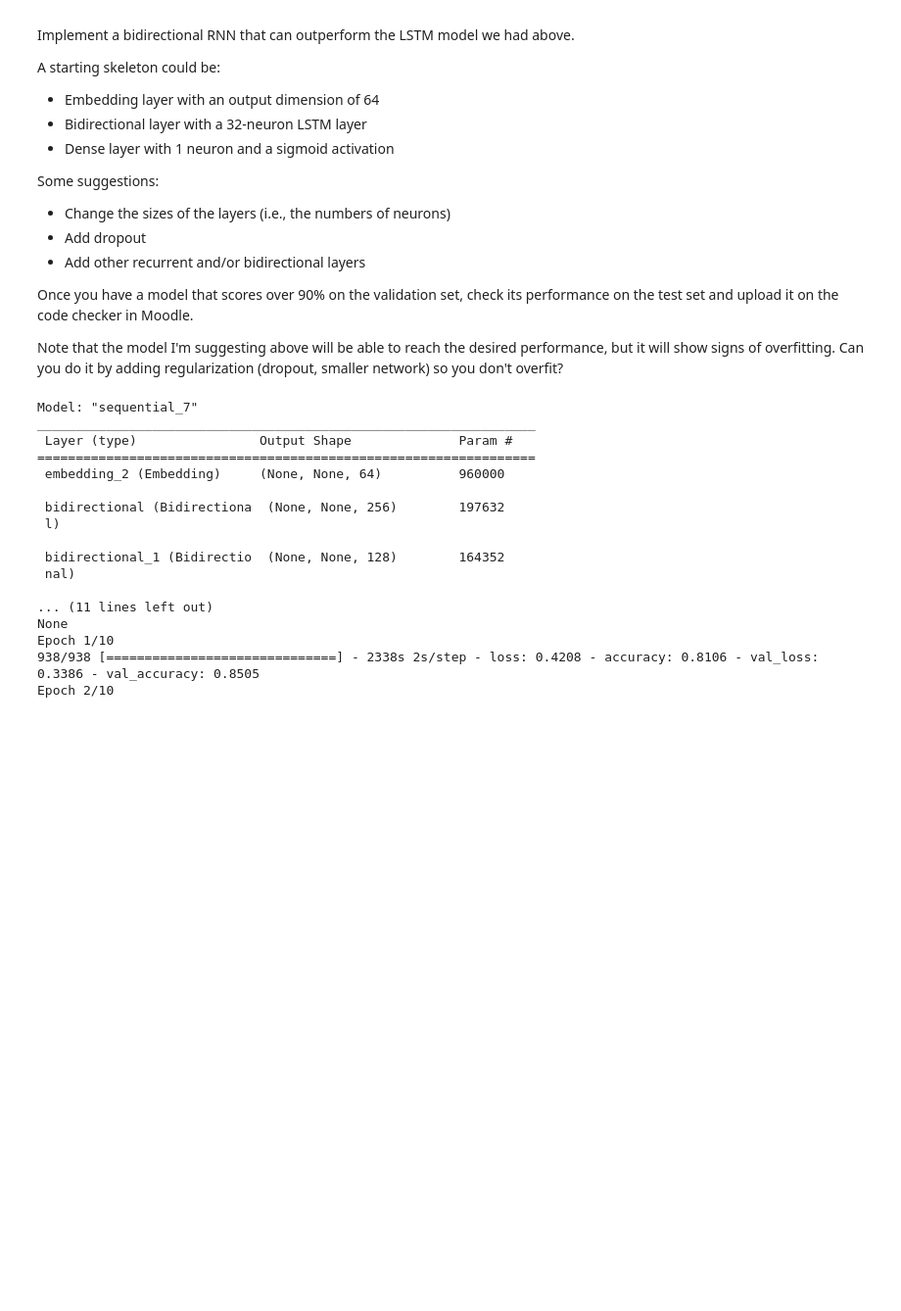
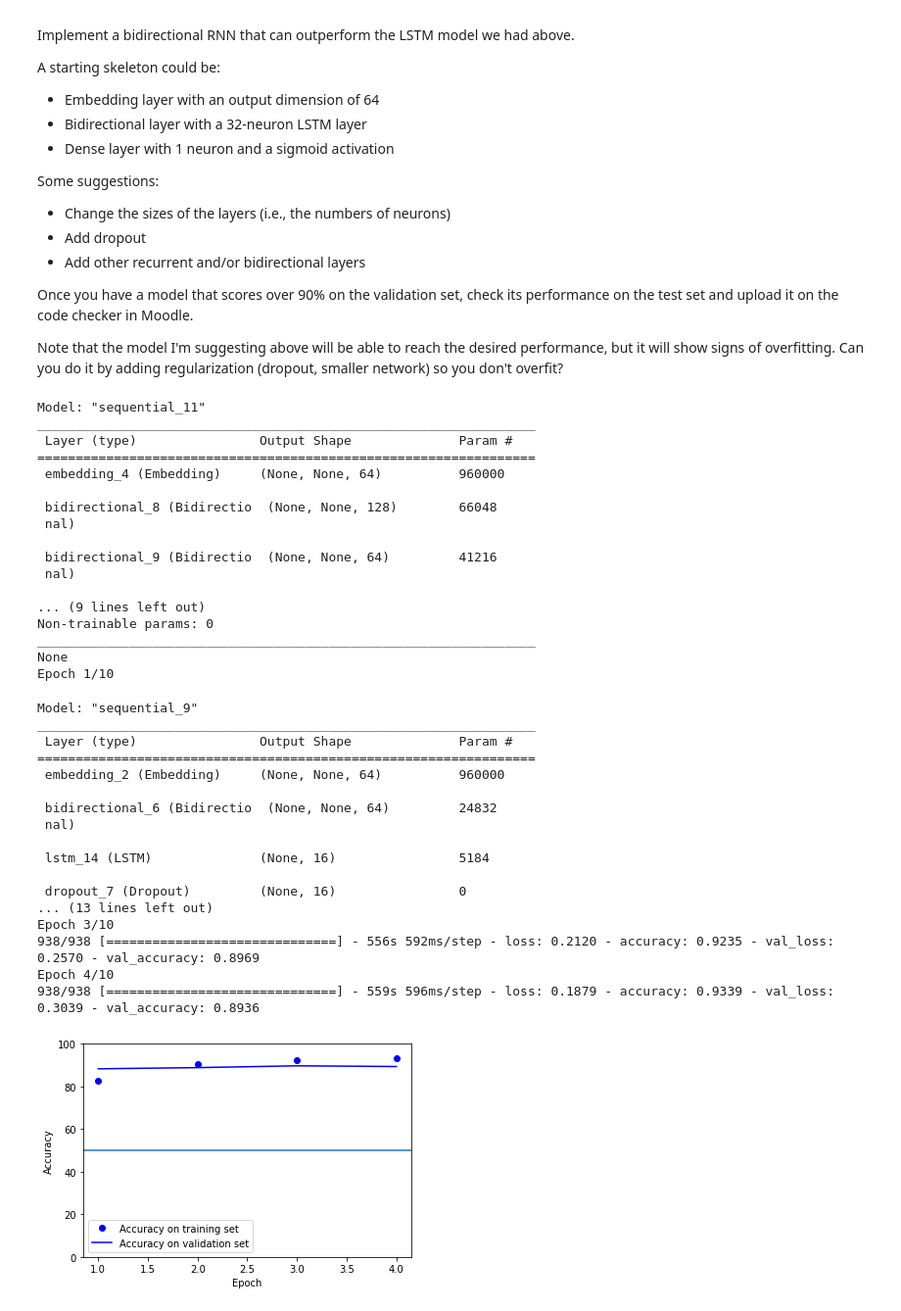
Before and after one commit to ADHIL-VENGAT/CE888-DataScience-and-Decision-making, a Jupyter notebook: lab8/rnn.ipynb, the cells around one changed output. Shown at 98% size. Saved outputs shown, nothing was run; the diff lists cells and outputs as text; code cells hidden in the pictures; blank space fills up the shorter version.

```diff
--- a/lab8/rnn.ipynb
+++ b/lab8/rnn.ipynb
@@ -745,11 +705,10 @@ n_ = 10  # number of epochs. You can edit this
 
 model = models.Sequential()
 # YOUR CODE HERE!
-
 model.add(layers.Embedding(max_features, 64))
-model.add(layers.Bidirectional(layers.LSTM(128, return_sequences=True), input_shape=(5, 10)))
-model.add(layers.Bidirectional(layers.LSTM(64, return_sequences=True)))
-model.add(layers.LSTM(64, return_sequences=False))
+model.add(layers.Bidirectional(layers.LSTM(64, return_sequences=True), input_shape=(5, 10)))
+model.add(layers.Bidirectional(layers.LSTM(32, return_sequences=True)))
+model.add(layers.LSTM(16, return_sequences=False))
 model.add(layers.Dropout(0.5))
 model.add(layers.Dense(1, activation="sigmoid"))
 
@@ -771,20 +730,68 @@ plot_hist_classif(history)
 model = keras.models.load_model("model.keras")
 print('Test Accuracy = %.2f' % model.evaluate(x_test, y_test)[1])
 # %% [output]
-Model: "sequential_7"
+Model: "sequential_11"
 _________________________________________________________________
  Layer (type)                Output Shape              Param #
 =================================================================
- embedding_2 (Embedding)     (None, None, 64)          960000
+ embedding_4 (Embedding)     (None, None, 64)          960000
 
- bidirectional (Bidirectiona  (None, None, 256)        197632
- l)
-
- bidirectional_1 (Bidirectio  (None, None, 128)        164352
+ bidirectional_8 (Bidirectio  (None, None, 128)        66048
  nal)
 
-... (11 lines left out)
+ bidirectional_9 (Bidirectio  (None, None, 64)         41216
+ nal)
+
+... (9 lines left out)
+Non-trainable params: 0
+_________________________________________________________________
 None
 Epoch 1/10
-938/938 [==============================] - 2338s 2s/step - loss: 0.4208 - accuracy: 0.8106 - val_loss: 0.3386 - val_accuracy: 0.8505
-Epoch 2/10
+# %%
+n_ = 10  # number of epochs. You can edit this
+
+model = models.Sequential()
+# YOUR CODE HERE!
+model.add(layers.Embedding(max_features, 64))
+model.add(layers.Bidirectional(layers.LSTM(32, return_sequences=True), input_shape=(5, 10)))
+#model.add(layers.Bidirectional(layers.LSTM(32, return_sequences=True)))
+model.add(layers.LSTM(16, return_sequences=False))
+model.add(layers.Dropout(0.5))
+model.add(layers.Dense(1, activation="sigmoid"))
+
+
+# I DON'T RECOMMEND THAT YOU CHANGE CODE AFTER THIS POINT
+model.compile(optimizer="rmsprop", loss="binary_crossentropy", metrics=["accuracy"])
+
+print(model.summary())
+
+# This model will take a long time to train, so we add an early stopping criterion
+# I've also added a ModelCheckpoint that will save the best model according to val_accuracy regardless of whether we continue training
+callbacks = [EarlyStopping(monitor='val_accuracy', patience=1),
+             ModelCheckpoint("model.keras", save_best_only=True, monitor="val_accuracy", mode='max')]
+
+history = model.fit(x_train, y_train, batch_size=batch_size, epochs=n_,
+                    validation_data=(x_val, y_val),
+                    callbacks=callbacks)
+plot_hist_classif(history)
+model = keras.models.load_model("model.keras")
+print('Test Accuracy = %.2f' % model.evaluate(x_test, y_test)[1])
+# %% [output]
+Model: "sequential_9"
+_________________________________________________________________
+ Layer (type)                Output Shape              Param #
+=================================================================
+ embedding_2 (Embedding)     (None, None, 64)          960000
+
+ bidirectional_6 (Bidirectio  (None, None, 64)         24832
+ nal)
+
+ lstm_14 (LSTM)              (None, 16)                5184
+
+ dropout_7 (Dropout)         (None, 16)                0
+... (13 lines left out)
+Epoch 3/10
+938/938 [==============================] - 556s 592ms/step - loss: 0.2120 - accuracy: 0.9235 - val_loss: 0.2570 - val_accuracy: 0.8969
+Epoch 4/10
+938/938 [==============================] - 559s 596ms/step - loss: 0.1879 - accuracy: 0.9339 - val_loss: 0.3039 - val_accuracy: 0.8936
+[figure, added]
```
Also changed, not shown: parts of 18 cells of this notebook.
